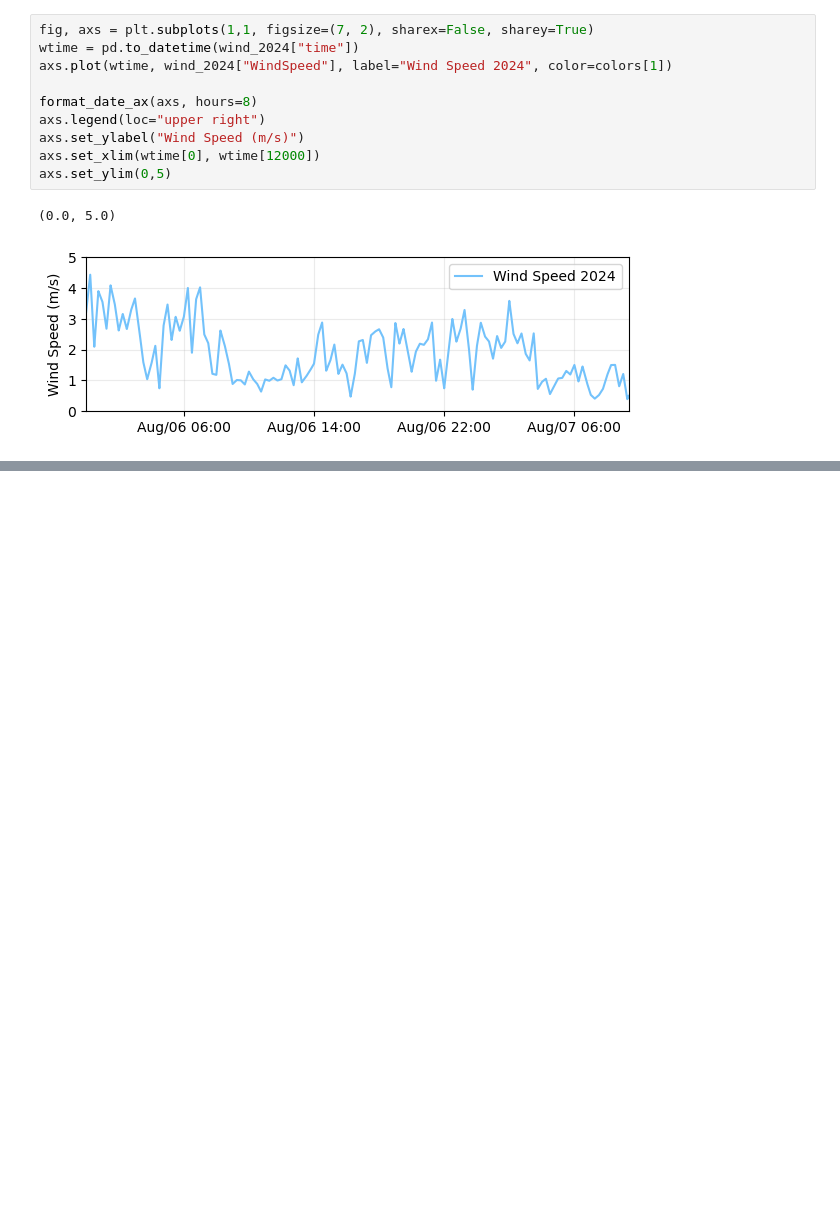
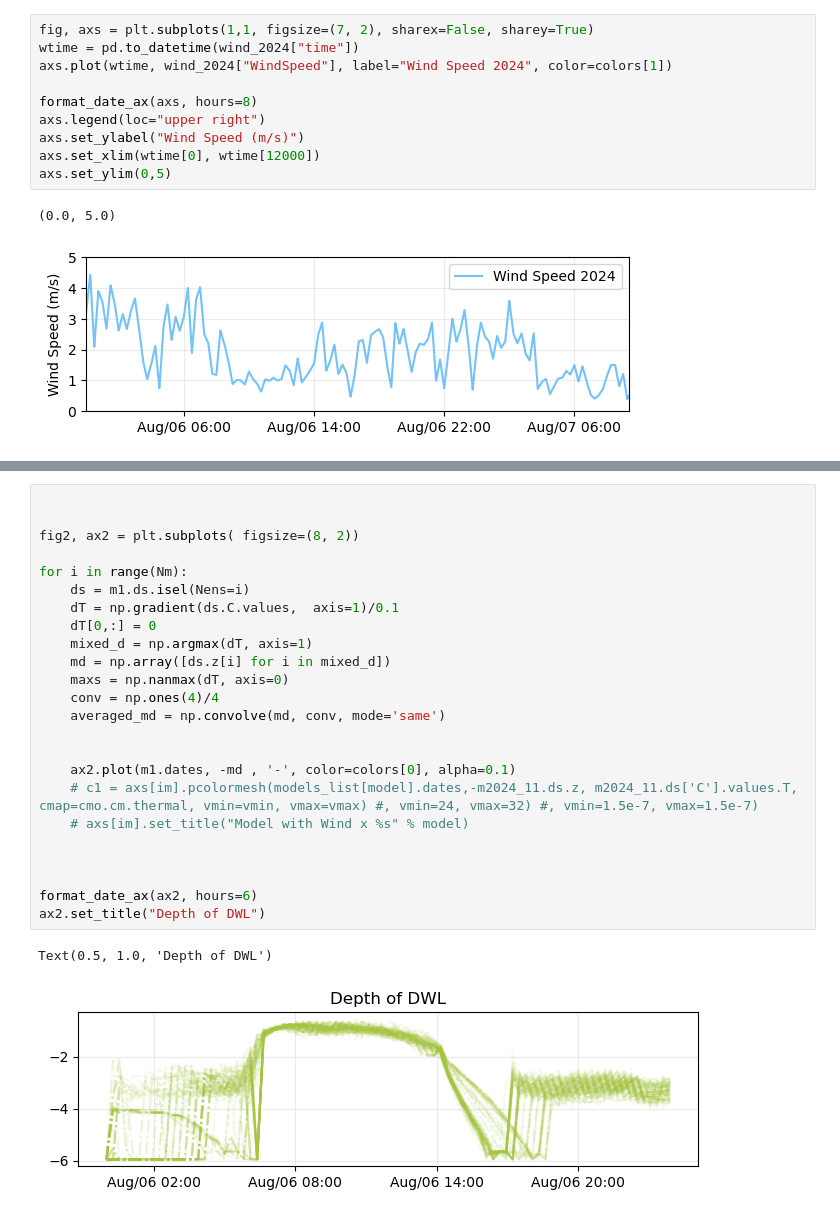
Before and after one commit to sienna-white/1D_JL_Turbulence_Model, a Jupyter notebook: wind_ens_sensitivity.ipynb, the cells around one changed output, grey strips where cells are left out. Saved outputs shown, nothing was run; the diff lists cells and outputs as text; blank space fills up the shorter version.

```diff
--- a/wind_ens_sensitivity.ipynb
+++ b/wind_ens_sensitivity.ipynb
@@ -122 +110,28 @@ Text(0.5, 1.0, 'Average temperature in 2024')
+# %%
+
+
+fig2, ax2 = plt.subplots( figsize=(8, 2))
+
+for i in range(Nm):
+    ds = m1.ds.isel(Nens=i)
+    dT = np.gradient(ds.C.values,  axis=1)/0.1
+    dT[0,:] = 0
+    mixed_d = np.argmax(dT, axis=1)
+    md = np.array([ds.z[i] for i in mixed_d])
+    maxs = np.nanmax(dT, axis=0)
+    conv = np.ones(4)/4
+    averaged_md = np.convolve(md, conv, mode='same')
+
+
+    ax2.plot(m1.dates, -md , '-', color=colors[0], alpha=0.1)
+    # c1 = axs[im].pcolormesh(models_list[model].dates,-m2024_11.ds.z, m2024_11.ds['C'].values.T,  cmap=cmo.cm.thermal, vmin=vmin, vmax=vmax) #, vmin=24, vmax=32) #, vmin=1.5e-7, vmax=1.5e-7)
+    # axs[im].set_title("Model with Wind x %s" % model)
+
+
+
+format_date_ax(ax2, hours=6)
+ax2.set_title("Depth of DWL")
+# %% [output]
+Text(0.5, 1.0, 'Depth of DWL')
+[figure, added]
 # %%
```
Also changed, not shown: parts of 11 cells of this notebook, 2 other files.
